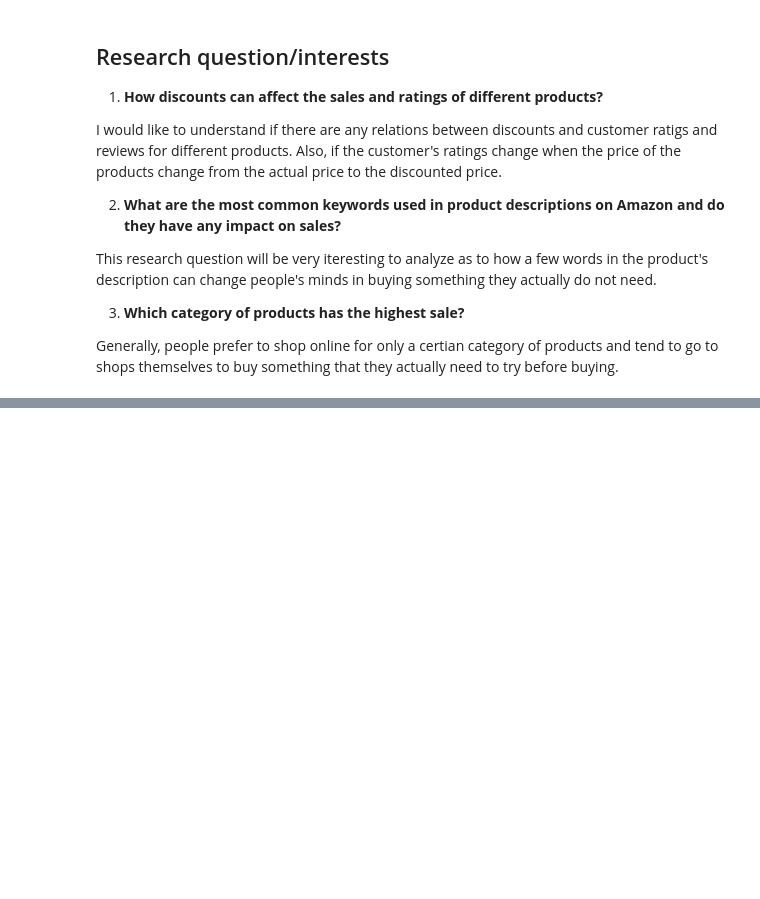
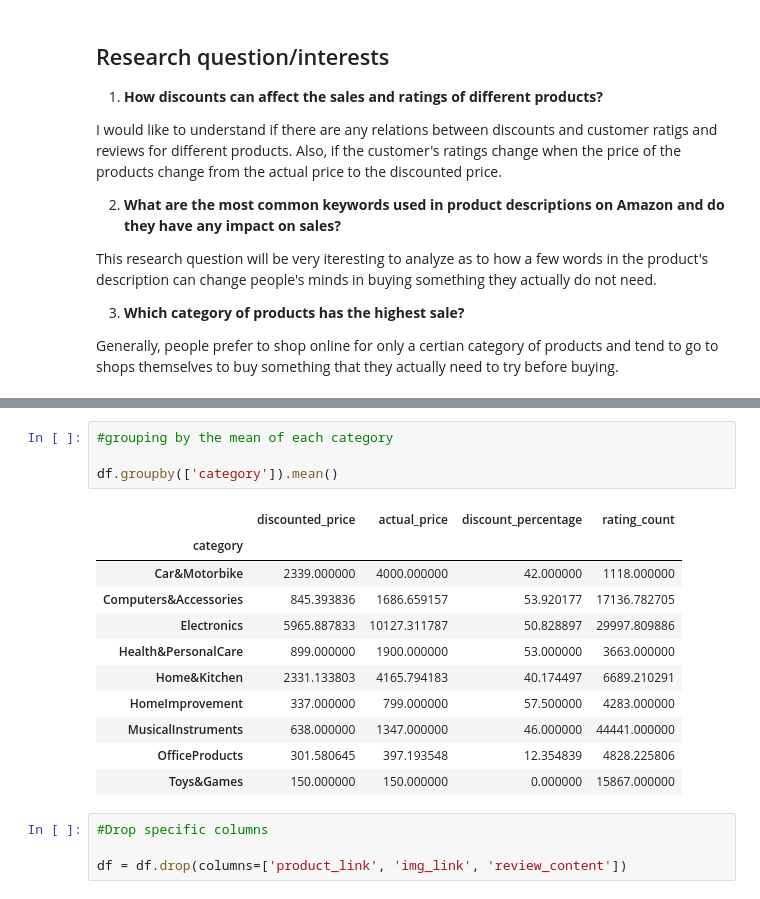
Before and after one commit to ubco-W2022T2-data301/project-group-group61, a Jupyter notebook: analysis/analysis1.ipynb, the cells around one changed output, grey strips where cells are left out. Saved outputs shown, nothing was run; the diff lists cells and outputs as text; blank space fills up the shorter version.

```diff
--- a/analysis/analysis1.ipynb
+++ b/analysis/analysis1.ipynb
@@ -33,0 +112,20 @@ Generally, people prefer to shop online for only a certian category of products
+# %%
+#grouping by the mean of each category
+
+df.groupby(['category']).mean()
+# %% [output]
+|  | discounted_price | actual_price | discount_percentage | rating_count |
+| category |  |  |  |  |
+| Car&Motorbike | 2339.000000 | 4000.000000 | 42.000000 | 1118.000000 |
+| Computers&Accessories | 845.393836 | 1686.659157 | 53.920177 | 17136.782705 |
+| Electronics | 5965.887833 | 10127.311787 | 50.828897 | 29997.809886 |
+| Health&PersonalCare | 899.000000 | 1900.000000 | 53.000000 | 3663.000000 |
+| Home&Kitchen | 2331.133803 | 4165.794183 | 40.174497 | 6689.210291 |
+| HomeImprovement | 337.000000 | 799.000000 | 57.500000 | 4283.000000 |
+| MusicalInstruments | 638.000000 | 1347.000000 | 46.000000 | 44441.000000 |
+| OfficeProducts | 301.580645 | 397.193548 | 12.354839 | 4828.225806 |
+| Toys&Games | 150.000000 | 150.000000 | 0.000000 | 15867.000000 |
+# %%
+#Drop specific columns
+
+df = df.drop(columns=['product_link', 'img_link', 'review_content'])
```
Also changed, not shown: parts of 15 cells of this notebook, 1 other file.
